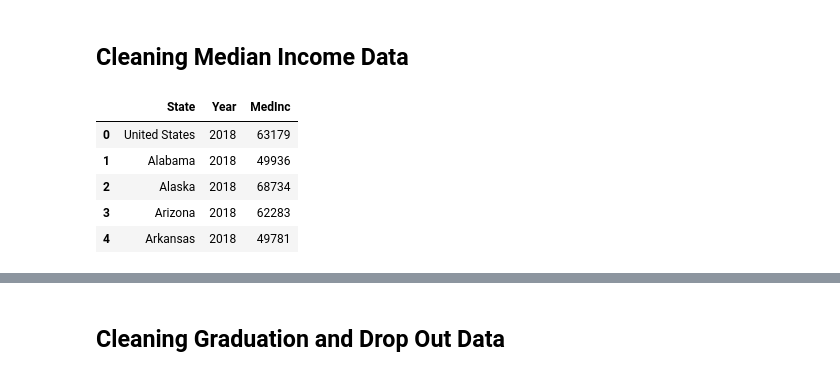
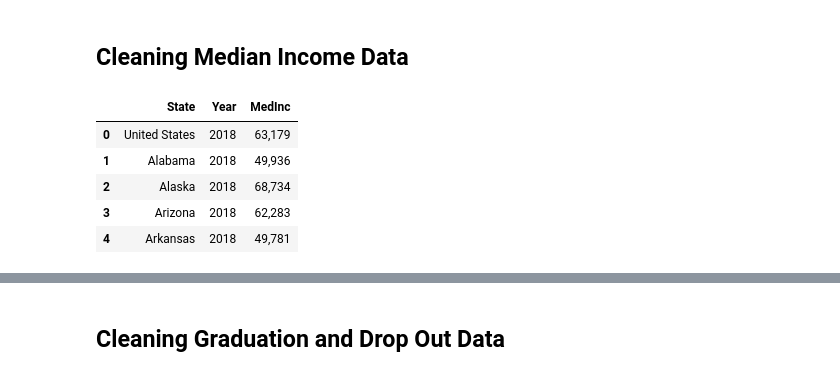
Before and after one commit to shayleelaura/Independent_Capstone, a Jupyter notebook: State Student Spending Case Study.ipynb, the cells around one changed output, grey strips where cells are left out. Drawn from its saved outputs; the diff is of its cells as text; code cells hidden in the pictures.

Commit message:
Cleaning SemiFinal
Just need to fix NA's in tax columns

```diff
--- a/State Student Spending Case Study.ipynb
+++ b/State Student Spending Case Study.ipynb
@@ -141,18 +141,18 @@ AllTaxes.head()
 # %% [markdown]
 ## Cleaning Median Income Data
 # %%
-#Read in Median Income (Deleted out Standard Deviation as well as repetitive information from original file)
-MedianInc = pd.read_csv('Data/median_income_cleaned.csv')
+#Read in Median Income
+#(Deleted out Standard Deviation as well as repetitive information from original file)
+MedianInc = pd.read_csv('Data/Median Income Edit.csv')
 
 #Flip
 MedianInc = MedianInc.melt(id_vars = 'State', var_name='Year', value_name = 'MedInc')
 
 MedianInc.head()
-#Delete unnecessary columns and repetitive information.
 # %% [output]
 |  | State | Year | MedInc |
-| 0 | United States | 2018 | 63179 |
-| 1 | Alabama | 2018 | 49936 |
-| 2 | Alaska | 2018 | 68734 |
-| 3 | Arizona | 2018 | 62283 |
-| 4 | Arkansas | 2018 | 49781 |
+| 0 | United States | 2018 | 63,179 |
+| 1 | Alabama | 2018 | 49,936 |
+| 2 | Alaska | 2018 | 68,734 |
+| 3 | Arizona | 2018 | 62,283 |
+| 4 | Arkansas | 2018 | 49,781 |
```
Also changed, not shown: parts of 33 cells of this notebook, 4 other files.
